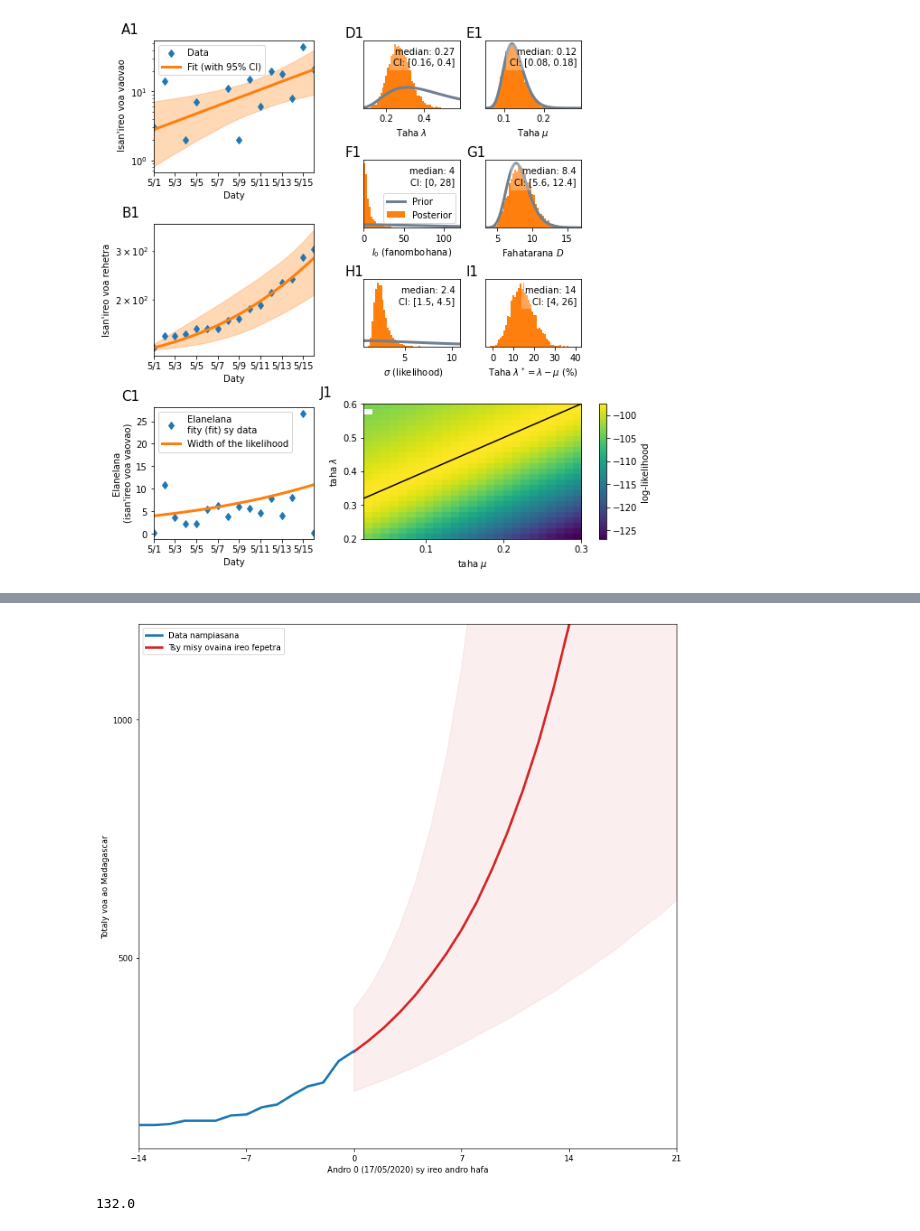
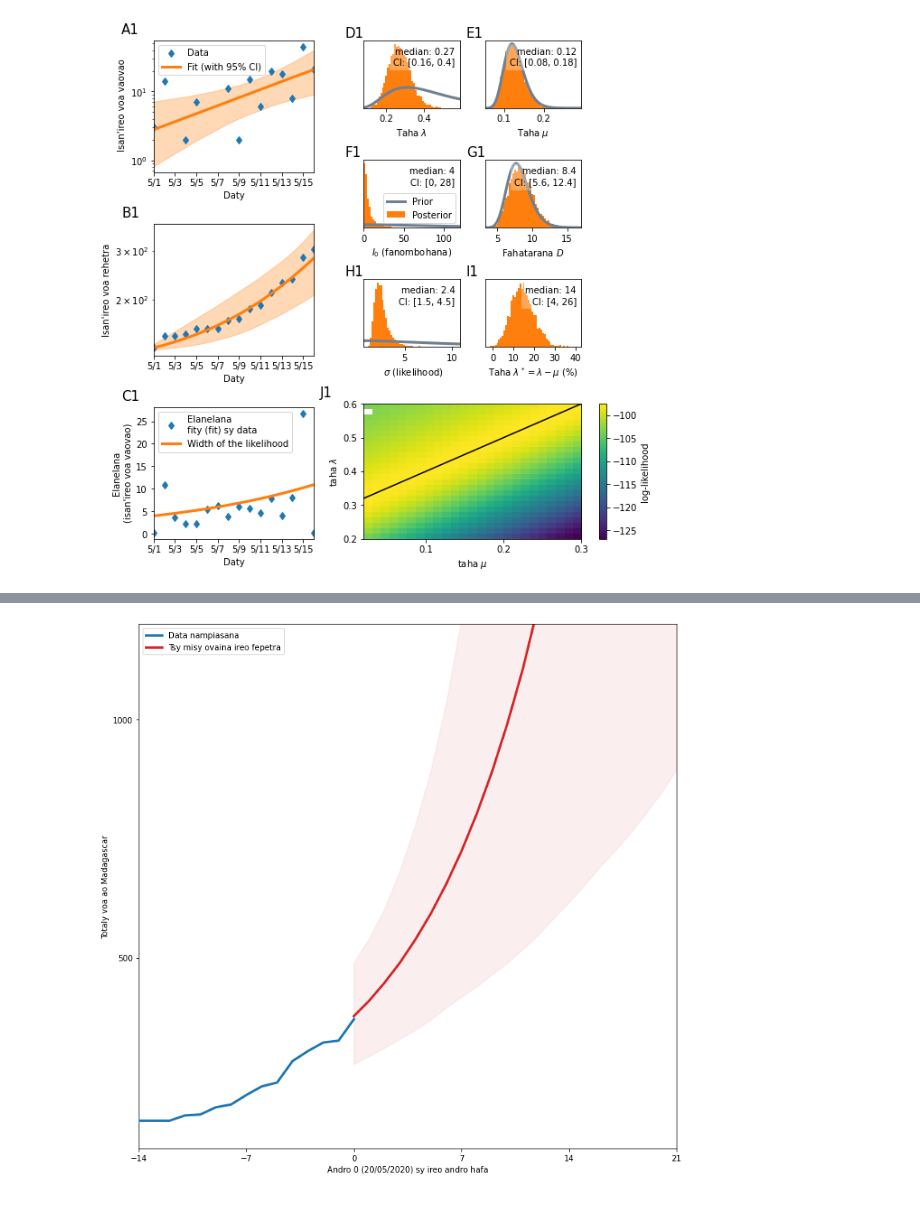
Before and after one commit to herysedra/covid19-mankaiza-clone, a Jupyter notebook: scripts/paper/covmdg_lambda.ipynb, the cells around one changed output, grey strips where cells are left out. Cells and saved outputs as stored; diff of their text form; code cells hidden in the pictures.

```diff
--- a/scripts/paper/covmdg_lambda.ipynb
+++ b/scripts/paper/covmdg_lambda.ipynb
@@ -1172,3 +1183,34 @@ plt.savefig(path_to_save+'cco1mdg.png')
 114.20696780225678
 (25, 25)
 [figure]
+# %%
+date_data_begin = datetime.date(2020,5,1)
+date_data_end = datetime.date(2020,5,20)
+num_days_to_predict = 28
+
+
+diff_data_sim = 16 # should be significantly larger than the expected delay, in
+                   # order to always fit the same number of data points.
+
+date_begin_sim = date_data_begin - datetime.timedelta(days = diff_data_sim)
+
+
+cases_obs =  np.array(tilyvoamdg.loc[date_data_begin:date_data_end, 'Voareh tvm'])
+
+"""
+Mahasedra: (corrected)
+cases_obs : the number of infected cases in tana from the
+date_data_begin (1 march 2020) to the date_begin_sim (14 february 2020).
+"""
+
+print('Cases of ({}): {} and '
+      'day before that: {}'.format(date_data_end.isoformat(), *cases_obs[:-3:-1]))
+
+"""
+Mahasedra & Joely: output about the new cases at the begin day of
+the forecasting and at the day before.
+"""
+
+num_days = (date_data_end - date_begin_sim).days
+#
+date_today = date_data_end + datetime.timedelta(days=1)
@@ -1314,37 +1356,33 @@ casesfut = casfut1.T
 
 
 fig, ax = plt.subplots(figsize=[12, 12])
 
 time = np.arange(-len(cases_obs_to_plot)+1, 1)
 ax.plot(time, cases_obs_to_plot, label="Data nampiasana", linewidth=3, color='tab:blue',
                 zorder=5)
 
 time = np.arange(0, len(cases_obs_to_plot_future))
 
 time = np.arange(0, num_days_to_predict)
 
 median = np.median(casesfut, axis=-1)
 percentiles = (np.percentile(casesfut, q=2.5, axis=-1), np.percentile(casesfut, q=97.5, axis=-1),)
 ax.plot(time, median, color = "tab:red", linewidth=3, label="Tsy misy ovaina ireo fepetra")
 ax.fill_between(time, percentiles[0], percentiles[1], alpha=0.08, color="tab:red")
 
 ax.set_xlim(-14, 21)
 ax.set_ylim(100, 1200)
 ax.set_yscale("linear")
-ax.set(xlabel = "Andro 0 (17/05/2020) sy ireo andro hafa", ylabel= "Totaly voa ao Madagascar")
+ax.set(xlabel = "Andro 0 (20/05/2020) sy ireo andro hafa", ylabel= "Totaly voa ao Madagascar")
 # ax.locator_params(axis='y', nbins=4)
 ax.legend(loc="upper left")
 ax.set_xticks([-14, -7, 0, 7, 14, 21])
 ax.locator_params(nbins=4, axis="y")
 #func_format = lambda num, _: "${:,.0f}$".format(num).replace(",", "\,")
 #ax.yaxis.set_major_formatter(matplotlib.ticker.FuncFormatter(func_format))
 
 
-plt.savefig(path_to_save + "lambda1tanatoa.png", dpi=300)
+plt.savefig(path_to_save + "lambda220tanatoa.png", dpi=300)
 plt.show()
 # %% [output]
-[figure, old version]
+[figure, new version]
-# %%
-cases_obs[0]
-# %% [output]
-132.0
```
Also changed, not shown: parts of 5 cells of this notebook.
